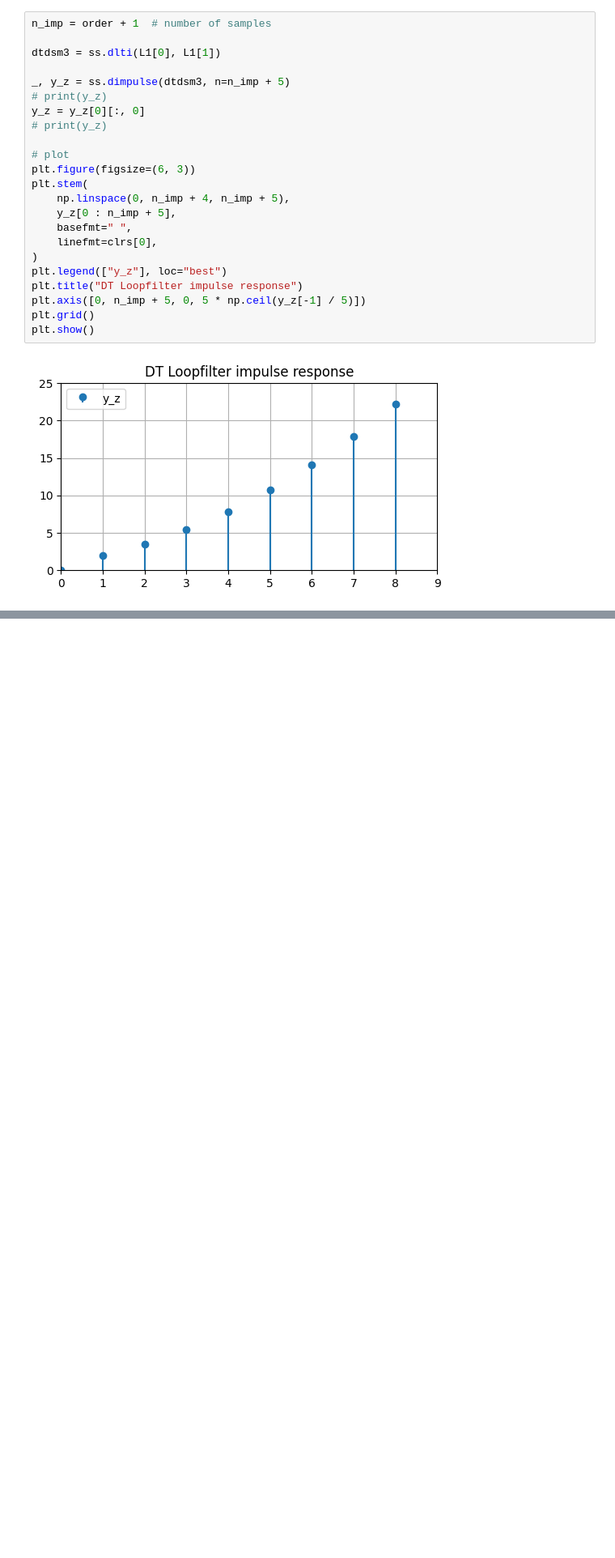
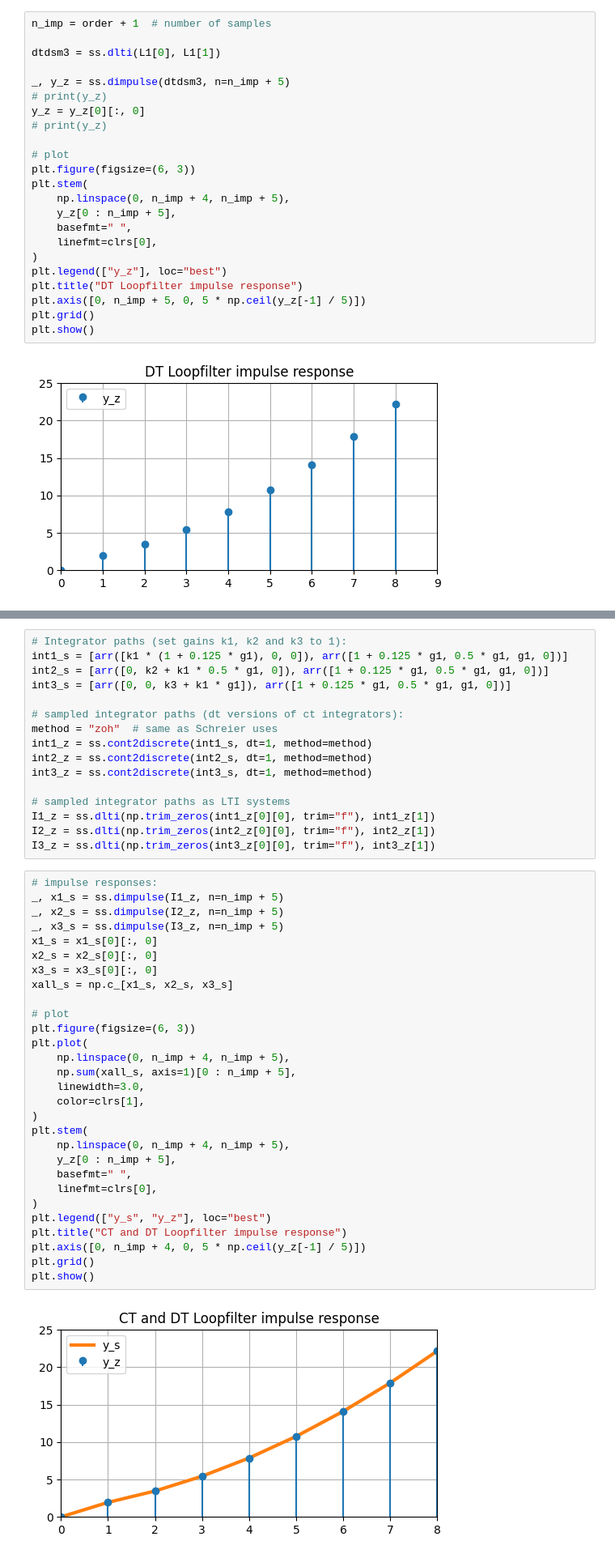
Before and after one commit to Mur-coding/KKT-CTSD_Practice, a Jupyter notebook: CTDSM.ipynb, the cells around one changed output, grey strips where cells are left out. Shown at 81% size. Drawn from its saved outputs; the diff is of its cells as text; blank space fills up the shorter version.

```diff
--- a/CTDSM.ipynb
+++ b/CTDSM.ipynb
@@ -104,0 +149,47 @@ plt.show()
+# %%
+# Integrator paths (set gains k1, k2 and k3 to 1):
+int1_s = [arr([k1 * (1 + 0.125 * g1), 0, 0]), arr([1 + 0.125 * g1, 0.5 * g1, g1, 0])]
+int2_s = [arr([0, k2 + k1 * 0.5 * g1, 0]), arr([1 + 0.125 * g1, 0.5 * g1, g1, 0])]
+int3_s = [arr([0, 0, k3 + k1 * g1]), arr([1 + 0.125 * g1, 0.5 * g1, g1, 0])]
+
+# sampled integrator paths (dt versions of ct integrators):
+method = "zoh"  # same as Schreier uses
+int1_z = ss.cont2discrete(int1_s, dt=1, method=method)
+int2_z = ss.cont2discrete(int2_s, dt=1, method=method)
+int3_z = ss.cont2discrete(int3_s, dt=1, method=method)
+
+# sampled integrator paths as LTI systems
+I1_z = ss.dlti(np.trim_zeros(int1_z[0][0], trim="f"), int1_z[1])
+I2_z = ss.dlti(np.trim_zeros(int2_z[0][0], trim="f"), int2_z[1])
+I3_z = ss.dlti(np.trim_zeros(int3_z[0][0], trim="f"), int3_z[1])
+# %%
+# impulse responses:
+_, x1_s = ss.dimpulse(I1_z, n=n_imp + 5)
+_, x2_s = ss.dimpulse(I2_z, n=n_imp + 5)
+_, x3_s = ss.dimpulse(I3_z, n=n_imp + 5)
+x1_s = x1_s[0][:, 0]
+x2_s = x2_s[0][:, 0]
+x3_s = x3_s[0][:, 0]
+xall_s = np.c_[x1_s, x2_s, x3_s]
+
+# plot
+plt.figure(figsize=(6, 3))
+plt.plot(
+    np.linspace(0, n_imp + 4, n_imp + 5),
+    np.sum(xall_s, axis=1)[0 : n_imp + 5],
+    linewidth=3.0,
+    color=clrs[1],
+)
+plt.stem(
+    np.linspace(0, n_imp + 4, n_imp + 5),
+    y_z[0 : n_imp + 5],
+    basefmt=" ",
+    linefmt=clrs[0],
+)
+plt.legend(["y_s", "y_z"], loc="best")
+plt.title("CT and DT Loopfilter impulse response")
+plt.axis([0, n_imp + 4, 0, 5 * np.ceil(y_z[-1] / 5)])
+plt.grid()
+plt.show()
+# %% [output]
+[figure, added]
```
Also changed, not shown: parts of 3 cells of this notebook.
